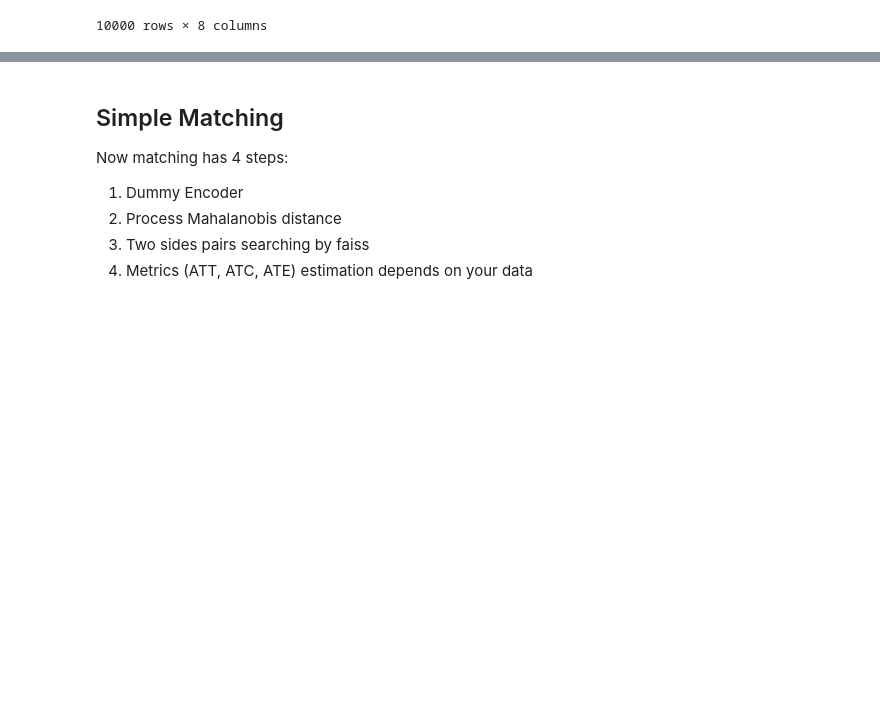
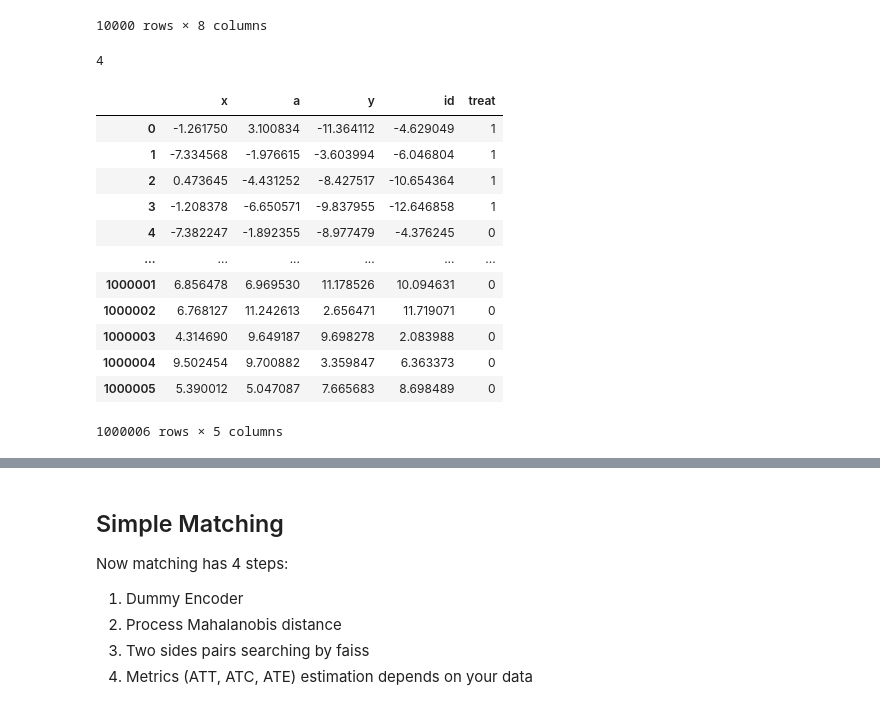
Before and after one commit to sb-ai-lab/HypEx, a Jupyter notebook: examples/tutorials/MatchingTutorial.ipynb, the cells around one changed output, grey strips where cells are left out. Saved outputs shown, nothing was run; the diff lists cells and outputs as text; code cells hidden in the pictures; blank space fills up the shorter version.

```diff
--- a/examples/tutorials/MatchingTutorial.ipynb
+++ b/examples/tutorials/MatchingTutorial.ipynb
@@ -45,3 +105,26 @@ data
+# %%
+data.data['treat'].sum()
+# %% [output]
+4
+# %%
+data.data['treat'] = 0
+data.data.loc[data.data.index[[0, 1, 2, 3]], 'treat'] = 1
+# %%
+data
+# %% [output]
+|  | x | a | y | id | treat |
+| 0 | -1.261750 | 3.100834 | -11.364112 | -4.629049 | 1 |
+| 1 | -7.334568 | -1.976615 | -3.603994 | -6.046804 | 1 |
+| 2 | 0.473645 | -4.431252 | -8.427517 | -10.654364 | 1 |
+| 3 | -1.208378 | -6.650571 | -9.837955 | -12.646858 | 1 |
+| 4 | -7.382247 | -1.892355 | -8.977479 | -4.376245 | 0 |
+| ... | ... | ... | ... | ... | ... |
+| 1000001 | 6.856478 | 6.969530 | 11.178526 | 10.094631 | 0 |
+| 1000002 | 6.768127 | 11.242613 | 2.656471 | 11.719071 | 0 |
+| 1000003 | 4.314690 | 9.649187 | 9.698278 | 2.083988 | 0 |
+| 1000004 | 9.502454 | 9.700882 | 3.359847 | 6.363373 | 0 |
+| 1000005 | 5.390012 | 5.047087 | 7.665683 | 8.698489 | 0 |
+1000006 rows × 5 columns
 # %%
 data.roles
 # %% [output]
```
Also changed, not shown: parts of 16 cells of this notebook, 3 other files.
